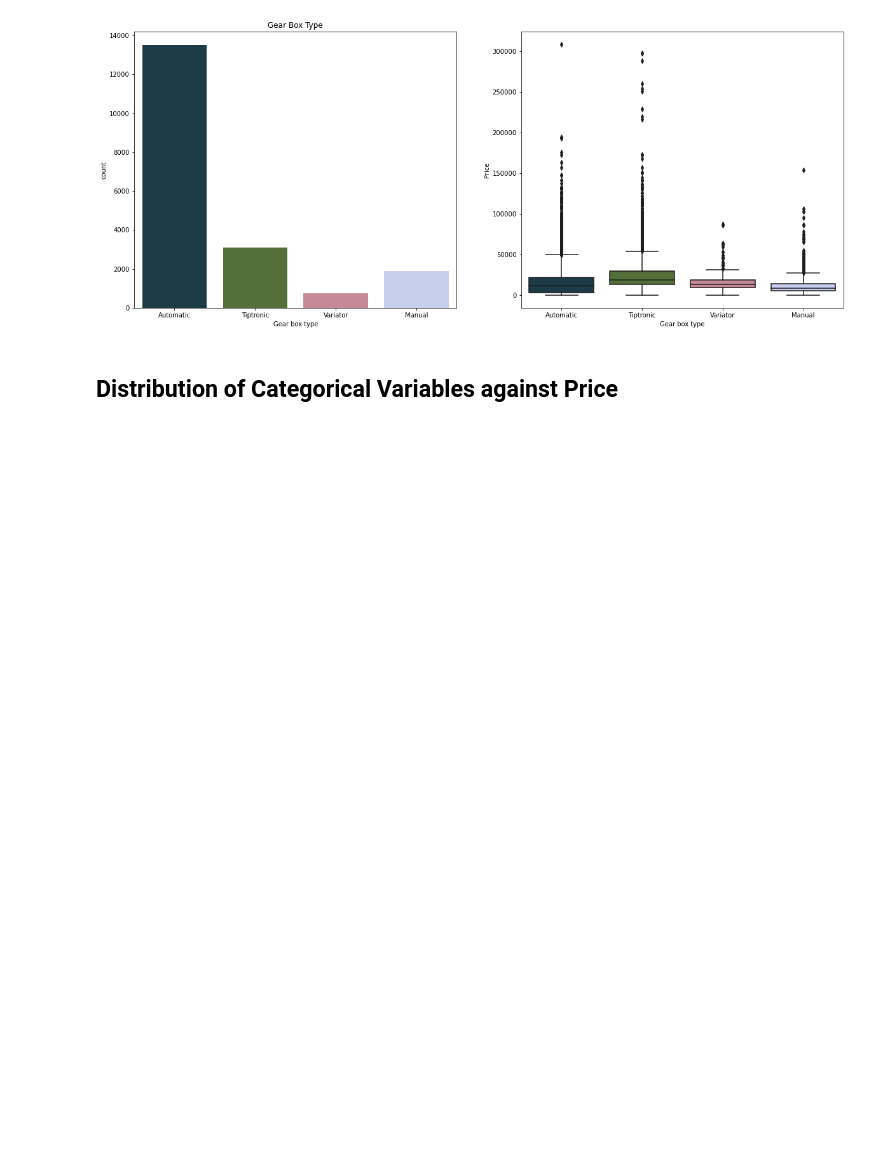
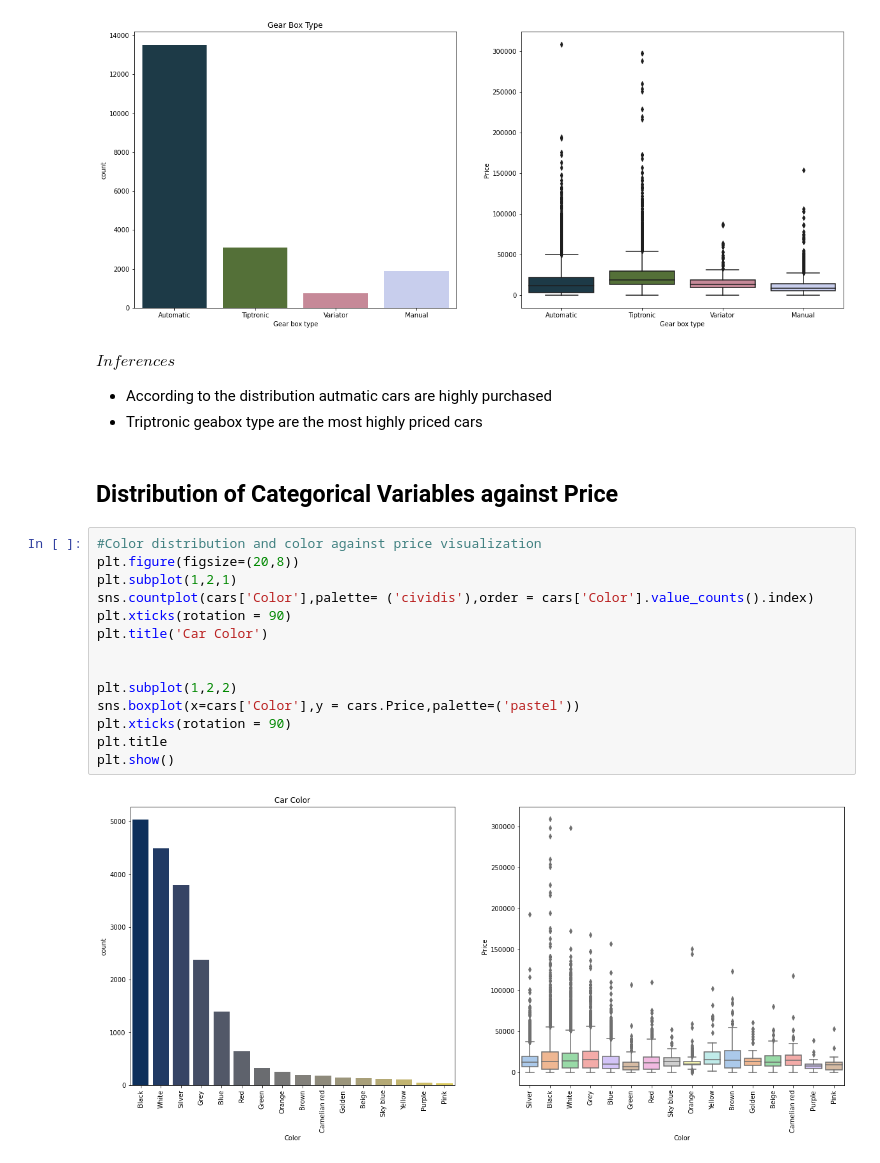
Before and after one commit to Mugangasia/Car-Price-Prediction-Challenge, a Jupyter notebook: car.ipynb, the cells around one changed output. Saved outputs shown, nothing was run; the diff lists cells and outputs as text; blank space fills up the shorter version.

```diff
--- a/car.ipynb
+++ b/car.ipynb
@@ -261,5 +273,25 @@ plt.title
 plt.show()
 # %% [output]
 [figure]
+# %% [markdown]
+$ Inferences$
+* According to the distribution autmatic cars are highly purchased
+* Triptronic geabox type are the most highly priced cars
 # %% [markdown]
 ## Distribution of Categorical Variables against Price
+# %%
+#Color distribution and color against price visualization
+plt.figure(figsize=(20,8))
+plt.subplot(1,2,1)
+sns.countplot(cars['Color'],palette= ('cividis'),order = cars['Color'].value_counts().index)
+plt.xticks(rotation = 90)
+plt.title('Car Color')
+
+
+plt.subplot(1,2,2)
+sns.boxplot(x=cars['Color'],y = cars.Price,palette=('pastel'))
+plt.xticks(rotation = 90)
+plt.title
+plt.show()
+# %% [output]
+[figure, added]
```
Also changed, not shown: parts of 36 cells of this notebook.
